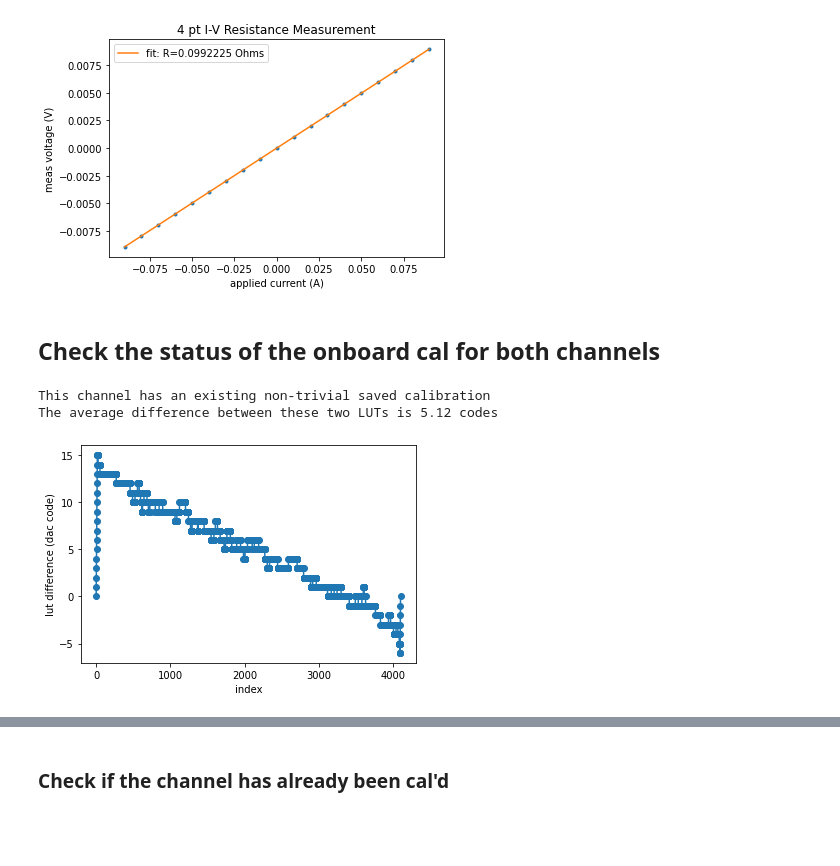
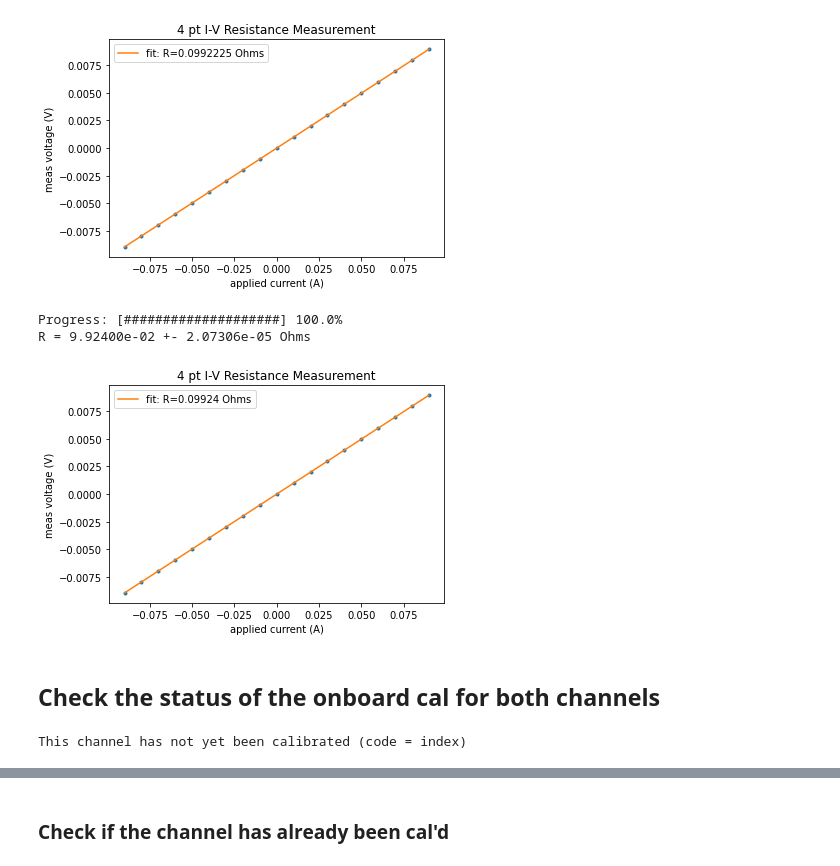
Before and after one commit to abergerSRS/SR542_CalSoftware, a Jupyter notebook: current_output_cal.ipynb, the cells around one changed output, grey strips where cells are left out. Saved outputs shown, nothing was run; the diff lists cells and outputs as text; code cells hidden in the pictures; blank space fills up the shorter version.

```diff
--- a/current_output_cal.ipynb
+++ b/current_output_cal.ipynb
@@ -392,14 +392,17 @@ R_U.SweepIMeasV(-90e-3, 90e-3, 10e-3)
 Progress: [####################] 100.0%
 R = 9.92225e-02 +- 1.56608e-05 Ohms
 [figure]
+# %%
+R_V = Resistor(0.1, 10)
+R_V.SweepIMeasV(-90e-3, 90e-3, 10e-3)
+# %% [output]
+Progress: [####################] 100.0%
+R = 9.92400e-02 +- 2.07306e-05 Ohms
+[figure, added]
 # %% [markdown]
 ## Check the status of the onboard cal for both channels
 # %%
-ChV = OutputChannel('V')
+chv = OutputChannel('V')
+# %% [output]
+This channel has not yet been calibrated (code = index)
-# %%
-ChV.CompareOnboardLUTto()
-# %% [output]
-This channel has an existing non-trivial saved calibration
-The average difference between these two LUTs is 5.12 codes
-[figure, removed]
 # %%
```
Also changed, not shown: parts of 46 cells of this notebook, 1 other file.
